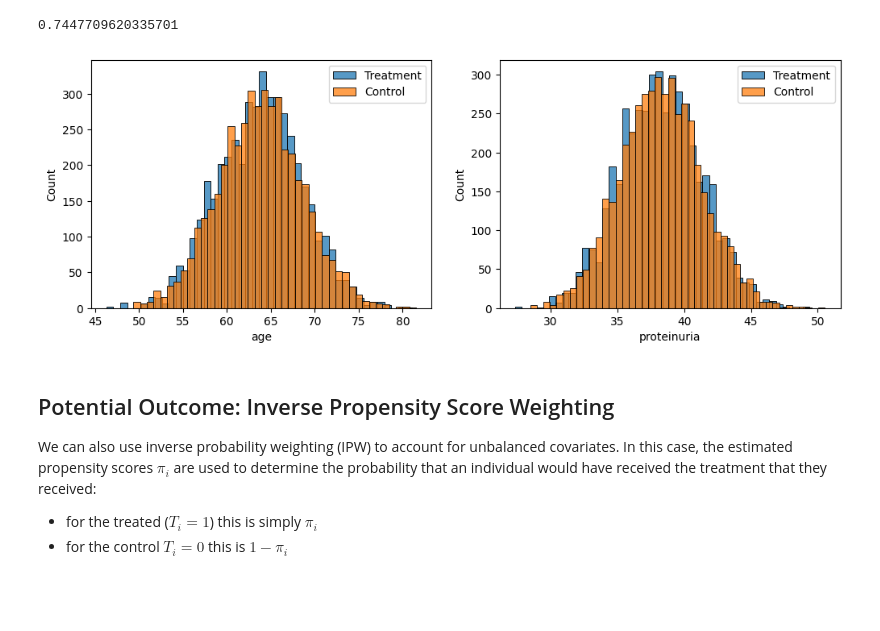
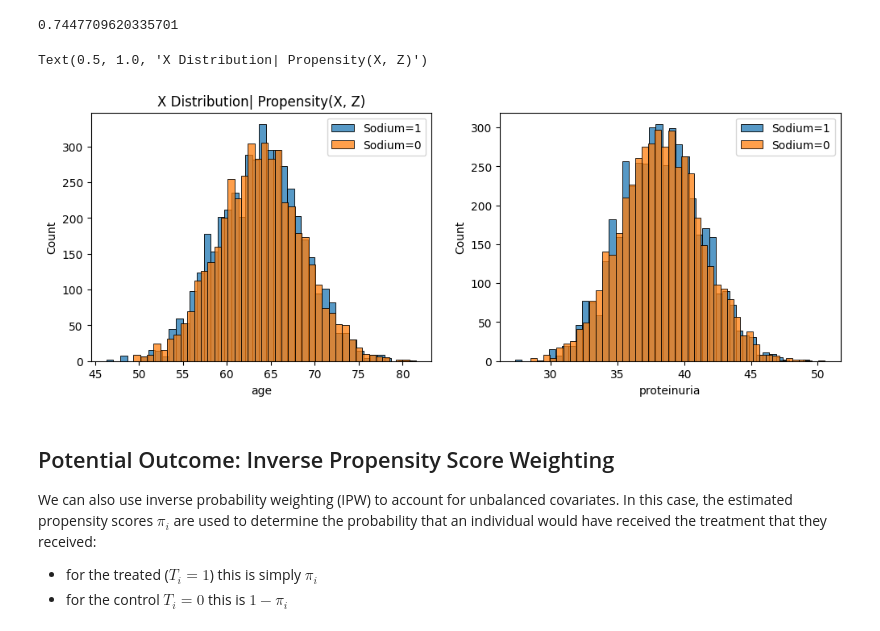
Before and after one commit to Senejohnny/dsfc_2024, a Jupyter notebook: causal_inference_blood_pressure.ipynb, the cells around one changed output. Cells and saved outputs as stored; diff of their text form; code cells hidden in the pictures; blank space fills up the shorter version.

```diff
--- a/causal_inference_blood_pressure.ipynb
+++ b/causal_inference_blood_pressure.ipynb
@@ -33,7 +33,7 @@ def generate_data(n=1000, seed=0, beta1=1.05, alpha1=0.4, alpha2=0.3, binary_tre
     return pd.DataFrame({'blood_pressure': blood_pressure, 'sodium': sodium,
                          'age': age, 'proteinuria': proteinuria, 'hypertension': hypertension})
 # %%
-data = generate_data(beta1=1.05, alpha1=.4, alpha2=.3, binary_treatment=True, n=20_000)
+data = generate_data(beta1=1.05, alpha1=.4, alpha2=.3, binary_treatment=True, n=10_000)
 # %% [markdown]
 ## Predictive Analysis
 
@@ -132,7 +130,7 @@ import statsmodels.formula.api as smf
 
 glm = (
     smf
-    .glm("""sodium ~ age  """, # maybe drop proteinuria
+    .glm("""sodium ~ age + proteinuria """, # maybe drop proteinuria
         data=data, family=sm.families.Binomial())
     .fit()
 )
@@ -232,17 +230,19 @@ df_treat_matched['blood_pressure'].mean() - df_ctrl['blood_pressure'].mean()
 # %%
 import seaborn as sns
 import matplotlib.pyplot as plt
 
 fig, ax = plt.subplots(1, 2, figsize=(12, 4))
 
-sns.histplot(df_treat_matched['age'], ax=ax[0], label='Treatment')
-sns.histplot(df_ctrl['age'], ax=ax[0],  label='Control')
+sns.histplot(df_treat_matched['age'], ax=ax[0], label='Sodium=1')
+sns.histplot(df_ctrl['age'], ax=ax[0],  label='Sodium=0')
 
-sns.histplot(df_treat_matched['proteinuria'], ax=ax[1], label='Treatment')
-sns.histplot(df_ctrl['proteinuria'], ax=ax[1], label='Control')
+sns.histplot(df_treat_matched['proteinuria'], ax=ax[1], label='Sodium=1')
+sns.histplot(df_ctrl['proteinuria'], ax=ax[1], label='Sodium=0')
 ax[0].legend(), ax[1].legend();
+ax[0].set_title("X Distribution| Propensity(X, Z)")
 # %% [output]
+Text(0.5, 1.0, 'X Distribution| Propensity(X, Z)')
-[figure, old version]
+[figure, new version]
 # %% [markdown]
 ## Potential Outcome: Inverse Propensity Score Weighting
 
```
Also changed, not shown: parts of 4 cells of this notebook.
